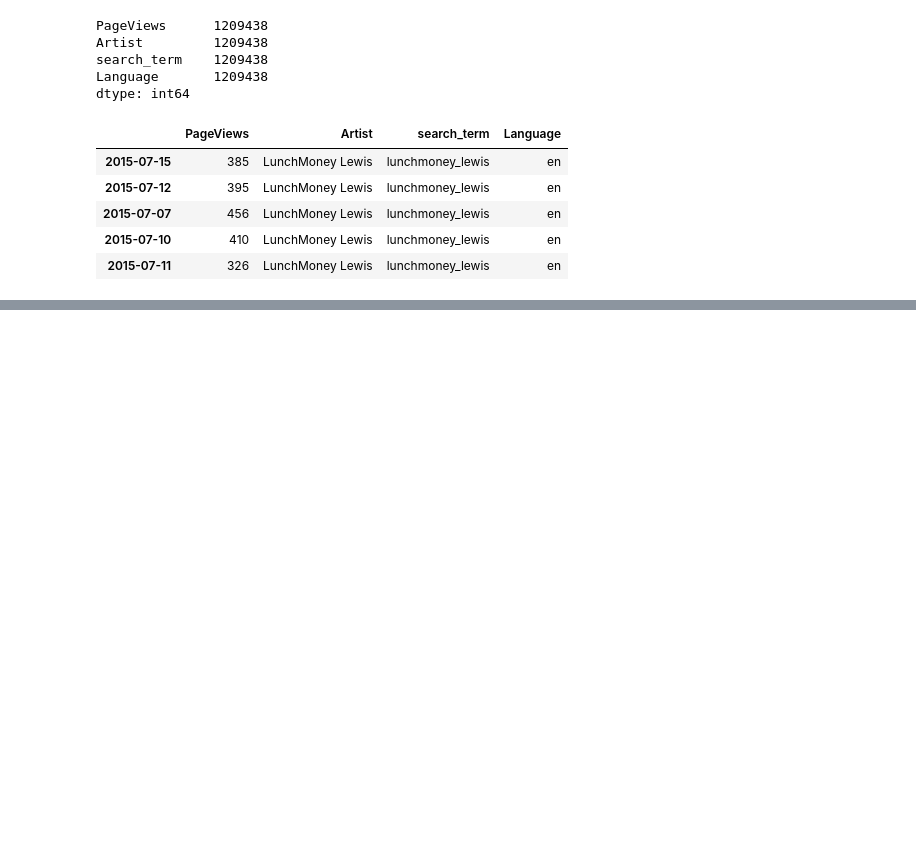
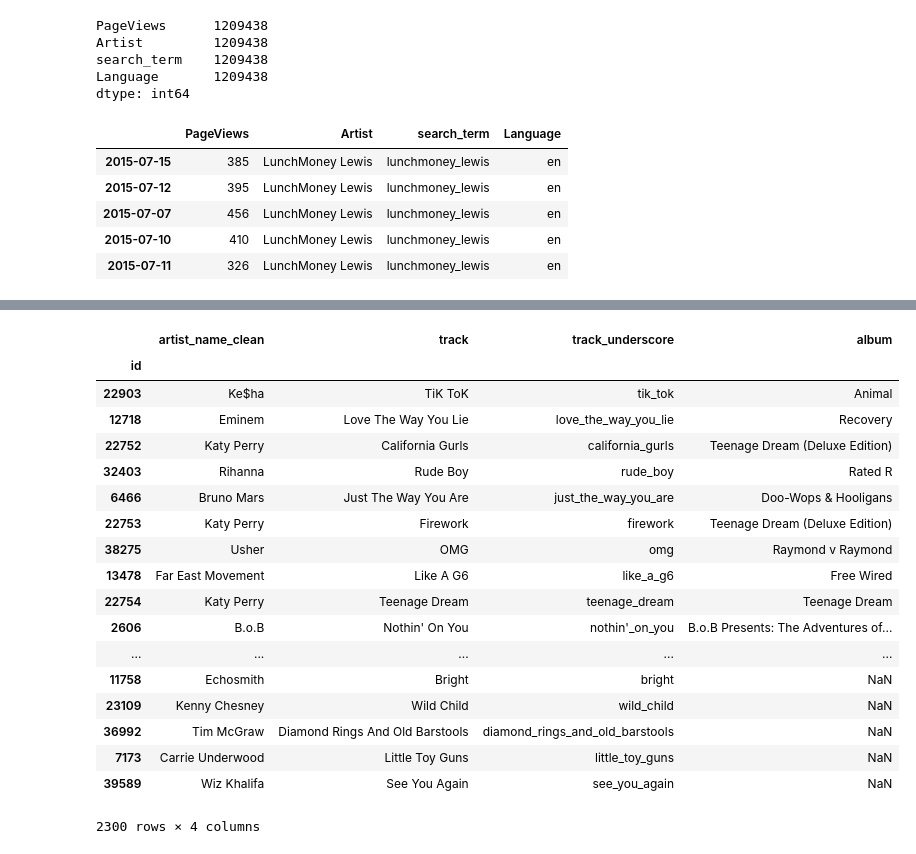
Before and after one commit to trxw/CDIPS_PandoraTeam, a Jupyter notebook: wikipedia/WikiScraper.ipynb, the cells around one changed output, grey strips where cells are left out. Saved outputs shown, nothing was run; the diff lists cells and outputs as text; code cells hidden in the pictures; blank space fills up the shorter version.

```diff
--- a/wikipedia/WikiScraper.ipynb
+++ b/wikipedia/WikiScraper.ipynb
@@ -27,3 +27,14 @@ from json import load
 #import cStringIO
 #import sys
 import hashlib
+# %%
+import wikipedia as wiki
+def ambiguous(page_name):
+    try:
+        wiki.page(page_name)
+    except:
+        return True
+    else:
+        return False
+
+ambiguous('Drake')
@@ -223,3 +217,12 @@ DailyStats['artist_name_clean'] = DailyStats.Artist.apply(cleanName)
 DailyStats = DailyStats[['date','search_term','Artist','artist_name_clean','Language','PageViews']]
 
 DailyStats.to_csv('DailyWikiStats_from_billboard_2010_15.csv',index=False)
+# %%
+billboard = pd.DataFrame.from_csv('../billboard/BillboardData_mod_2000.csv')
+billboard10_15 = billboard[billboard.year > 2009]
+TrackList = np.unique(billboard10_15.track)
+AlbumList = np.unique(billboard10_15.album)
+TrackList
+billboard10_15['artist_name_clean'] = billboard10_15.artist_standardized.apply(cleanName)
+billboard10_15['track_underscore'] = billboard10_15.track.apply(queryName)
+billboard10_15['album_underscore'] = billboard10_15.album.apply(queryName)
@@ -225,0 +238,25 @@ DailyStats.to_csv('DailyWikiStats_from_billboard_2010_15.csv',index=False)
+# %%
+billboard10_15['track_ambiguous'] = billboard10_15.track_underscore.apply(ambiguous)
+billboard10_15['album_ambiguous'] = billboard10_15.album_underscore.apply(ambiguous)
+# %%
+billboard10_15[['artist_name_clean','track','track_underscore','album'] ]
+# %% [output]
+|  | artist_name_clean | track | track_underscore | album |
+| id |  |  |  |  |
+| 22903 | Ke$ha | TiK ToK | tik_tok | Animal |
+| 12718 | Eminem | Love The Way You Lie | love_the_way_you_lie | Recovery |
+| 22752 | Katy Perry | California Gurls | california_gurls | Teenage Dream (Deluxe Edition) |
+| 32403 | Rihanna | Rude Boy | rude_boy | Rated R |
+| 6466 | Bruno Mars | Just The Way You Are | just_the_way_you_are | Doo-Wops & Hooligans |
+| 22753 | Katy Perry | Firework | firework | Teenage Dream (Deluxe Edition) |
+| 38275 | Usher | OMG | omg | Raymond v Raymond |
+| 13478 | Far East Movement | Like A G6 | like_a_g6 | Free Wired |
+| 22754 | Katy Perry | Teenage Dream | teenage_dream | Teenage Dream |
+| 2606 | B.o.B | Nothin' On You | nothin'_on_you | B.o.B Presents: The Adventures of... |
+| ... | ... | ... | ... | ... |
+| 11758 | Echosmith | Bright | bright | NaN |
+| 23109 | Kenny Chesney | Wild Child | wild_child | NaN |
+| 36992 | Tim McGraw | Diamond Rings And Old Barstools | diamond_rings_and_old_barstools | NaN |
+| 7173 | Carrie Underwood | Little Toy Guns | little_toy_guns | NaN |
+| 39589 | Wiz Khalifa | See You Again | see_you_again | NaN |
+2300 rows × 4 columns
```
Also changed, not shown: parts of 13 cells of this notebook, 8 other files.
